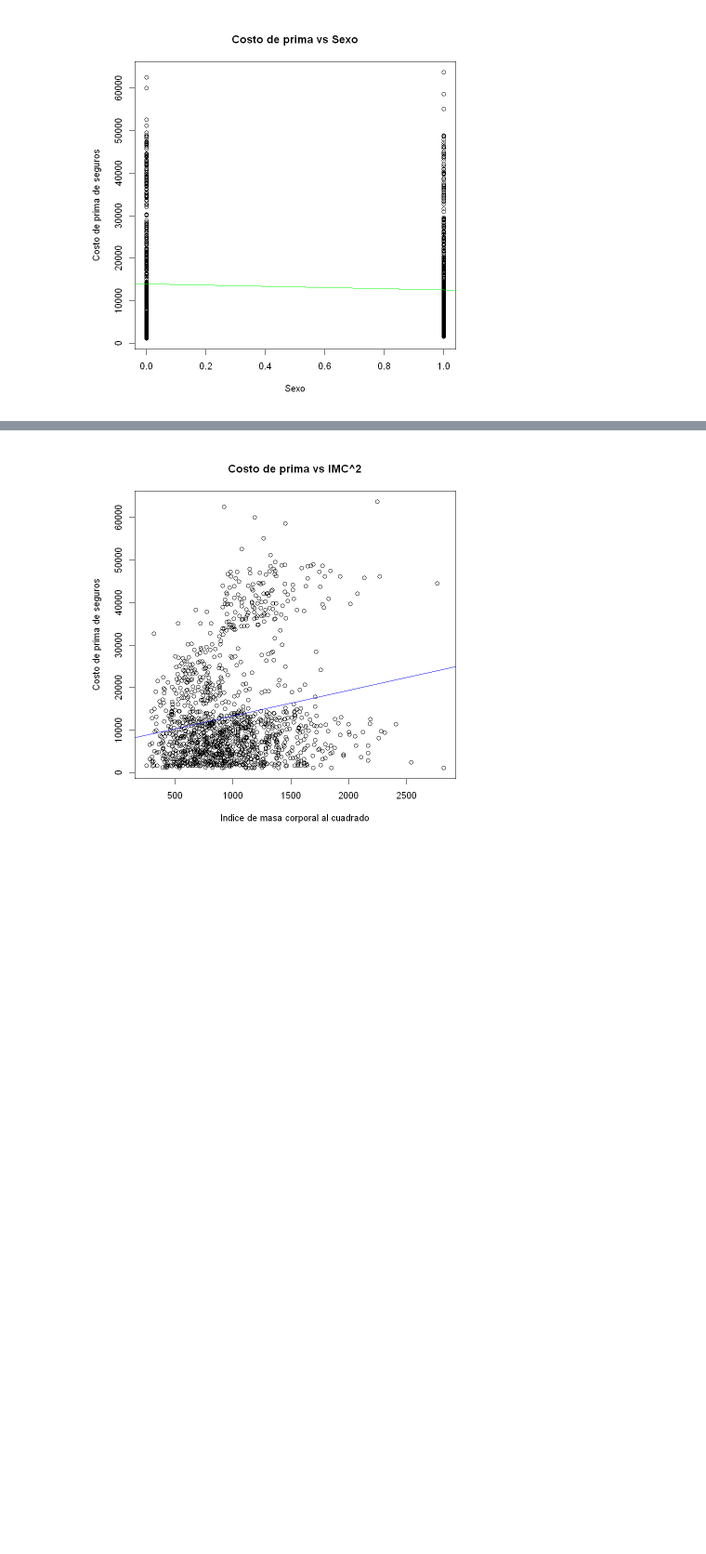
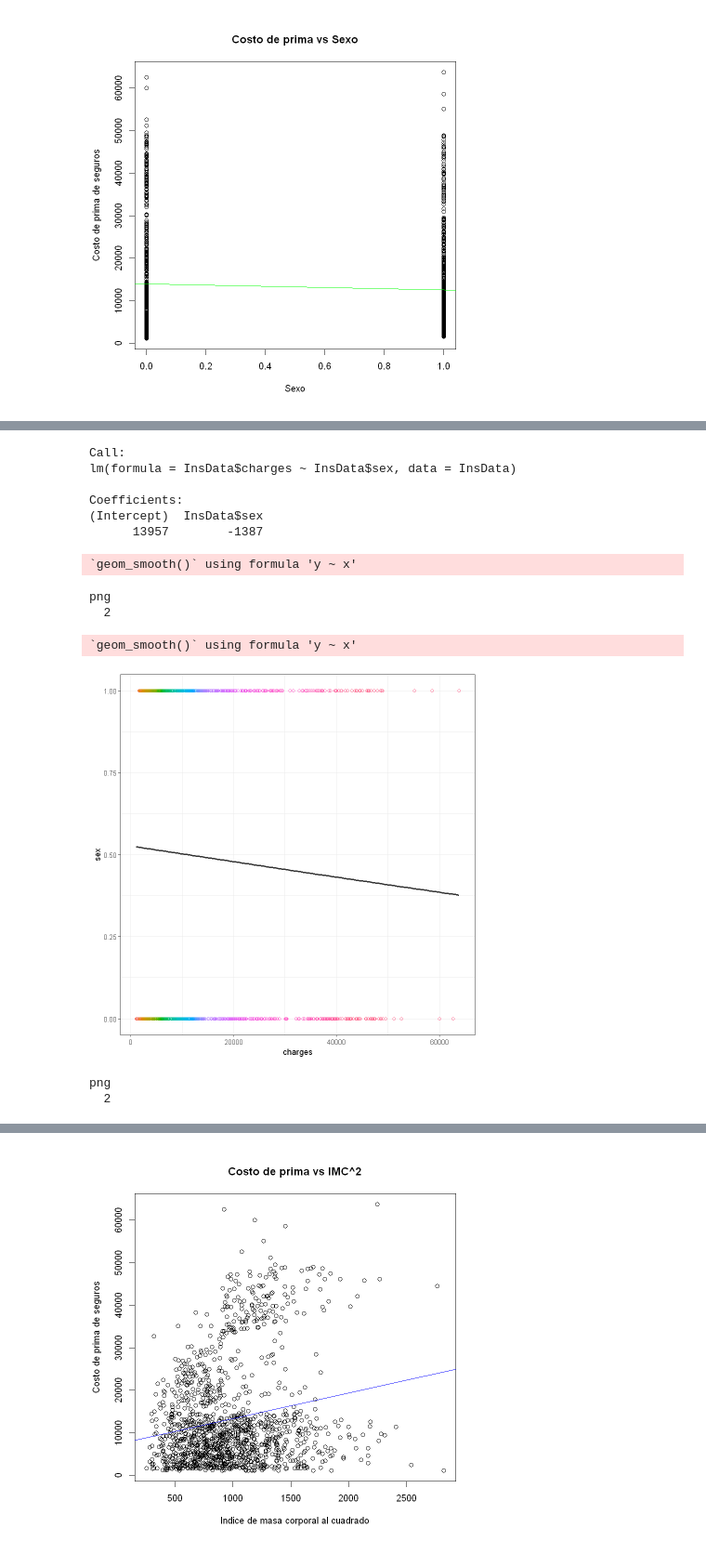
Before and after one commit to GustavoAnkelen/Econometria2021S2, a Jupyter notebook: P-Econometria.ipynb, the cells around one changed output, grey strips where cells are left out. Shown at 93% size. Drawn from its saved outputs; the diff is of its cells as text; code cells hidden in the pictures; blank space fills up the shorter version.

```diff
--- a/P-Econometria.ipynb
+++ b/P-Econometria.ipynb
@@ -135 +272,45 @@ abline(regresion_sex, col="green")
+# %%
+regresion_sex
+# %% [output]
+Call:
+lm(formula = InsData$charges ~ InsData$sex, data = InsData)
+
+Coefficients:
+(Intercept)  InsData$sex
+      13957        -1387
+# %%
+pdf("charge_vs_sex_logistic.pdf")
+ggplot(data = InsData, aes(x = charges, y = sex)) +
+  geom_point(aes(color = as.factor(charges)), shape = 1) +
+  geom_smooth(method = "glm",
+              method.args = list(family = "binomial"),
+              color = "gray20",
+              se = TRUE) +
+  theme_bw() +
+  theme(legend.position = "none")
+dev.off()
+# %% [output]
+`geom_smooth()` using formula 'y ~ x'
+png
+  2
+# %%
+ggplot(data = InsData, aes(x = charges, y = sex)) +
+  geom_point(aes(color = as.factor(charges)), shape = 1) +
+  geom_smooth(method = "glm",
+              method.args = list(family = "binomial"),
+              color = "gray20",
+              se = FALSE) +
+  theme_bw() +
+  theme(legend.position = "none")
+# %% [output]
+`geom_smooth()` using formula 'y ~ x'
+[figure, added]
+# %%
+pdf("charge_vs_bmi.pdf")
+plot(InsData$bmi , InsData$charges, xlab='Indice de masa corporal', ylab='Costo de prima de seguros', main='Costo de prima vs IMC')
+abline(regresion_bmi, col="red")
+dev.off()
+# %% [output]
+png
+  2
 # %%
```
Also changed, not shown: parts of 52 cells of this notebook.
